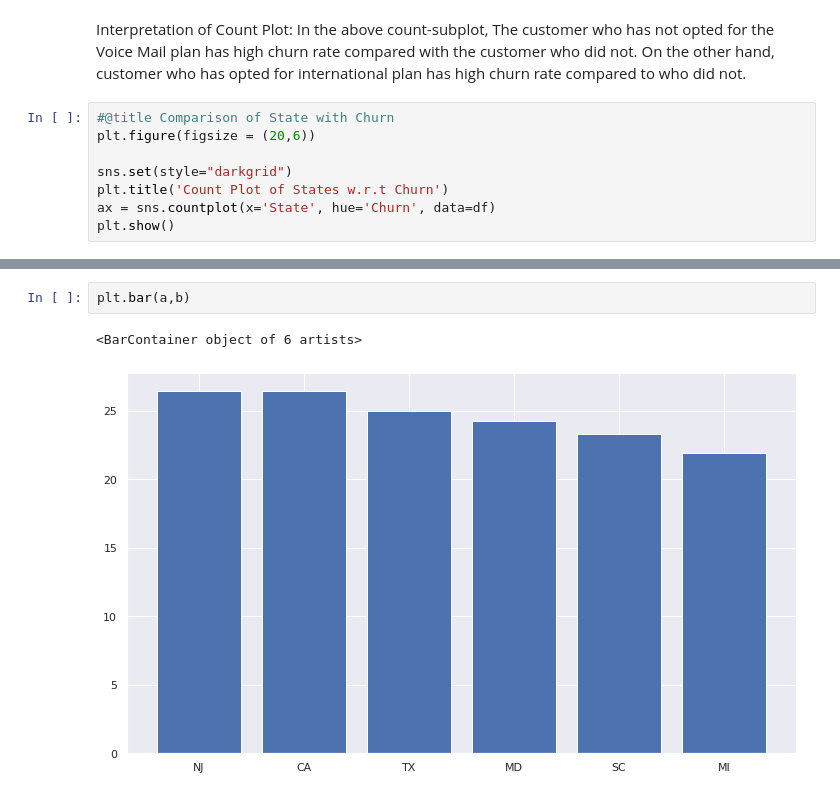
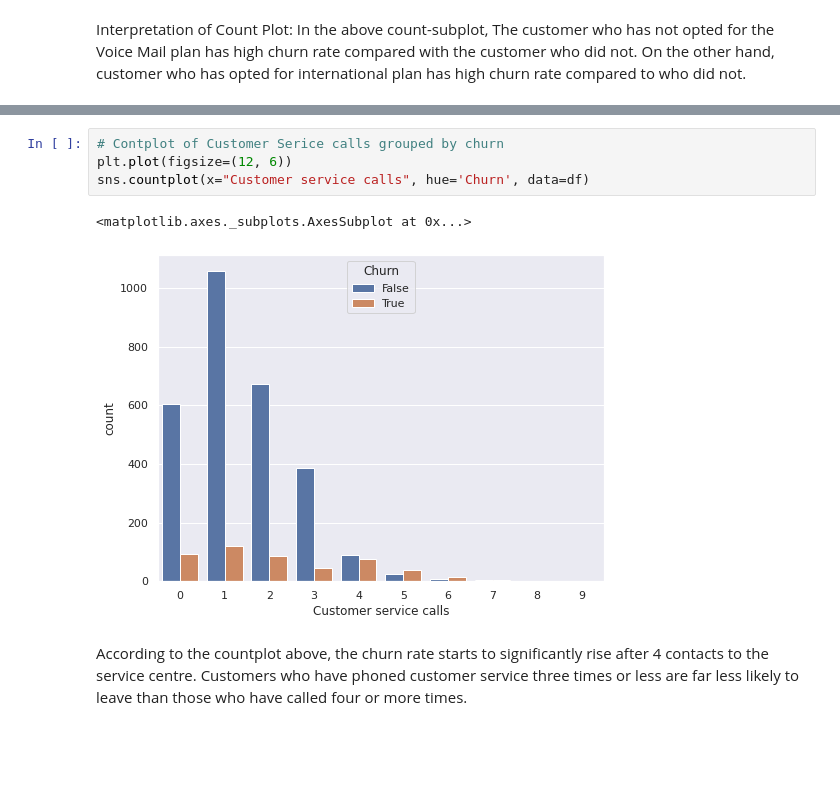
Before and after one commit to Anuj-1996/Telecom-Churn-Analysis, a Jupyter notebook: Anuj_Chavan_EDA_Project.ipynb, the cells around one changed output, grey strips where cells are left out. Cells and saved outputs as stored; diff of their text form; blank space fills up the shorter version.

```diff
--- a/Anuj_Chavan_EDA_Project.ipynb
+++ b/Anuj_Chavan_EDA_Project.ipynb
@@ -430,11 +532,3 @@ for p in ax1.patches:
 # %% [markdown]
 Interpretation of Count Plot: In the above count-subplot, The customer who has not opted for the Voice Mail plan has high churn rate compared with the customer who did not.
 On the other hand, customer who has opted for international plan has high churn rate compared to who did not.
-# %%
-#@title Comparison of State with Churn
-plt.figure(figsize = (20,6))
-
-sns.set(style="darkgrid")
-plt.title('Count Plot of States w.r.t Churn')
-ax = sns.countplot(x='State', hue='Churn', data=df)
-plt.show()
@@ -458,5 +535,10 @@ b
-# %%
-plt.bar(a,b)
-# %% [output]
-<BarContainer object of 6 artists>
-[figure, removed]
+# %%
+# Contplot of Customer Serice calls grouped by churn
+plt.plot(figsize=(12, 6))
+sns.countplot(x="Customer service calls", hue='Churn', data=df)
+# %% [output]
+<matplotlib.axes._subplots.AxesSubplot at 0x...>
+[figure, added]
+# %% [markdown]
+According to the countplot above, the churn rate starts to significantly rise after 4 contacts to the service centre.
+Customers who have phoned customer service three times or less are far less likely to leave than those who have called four or more times.
```
Also changed, not shown: parts of 26 cells of this notebook.
